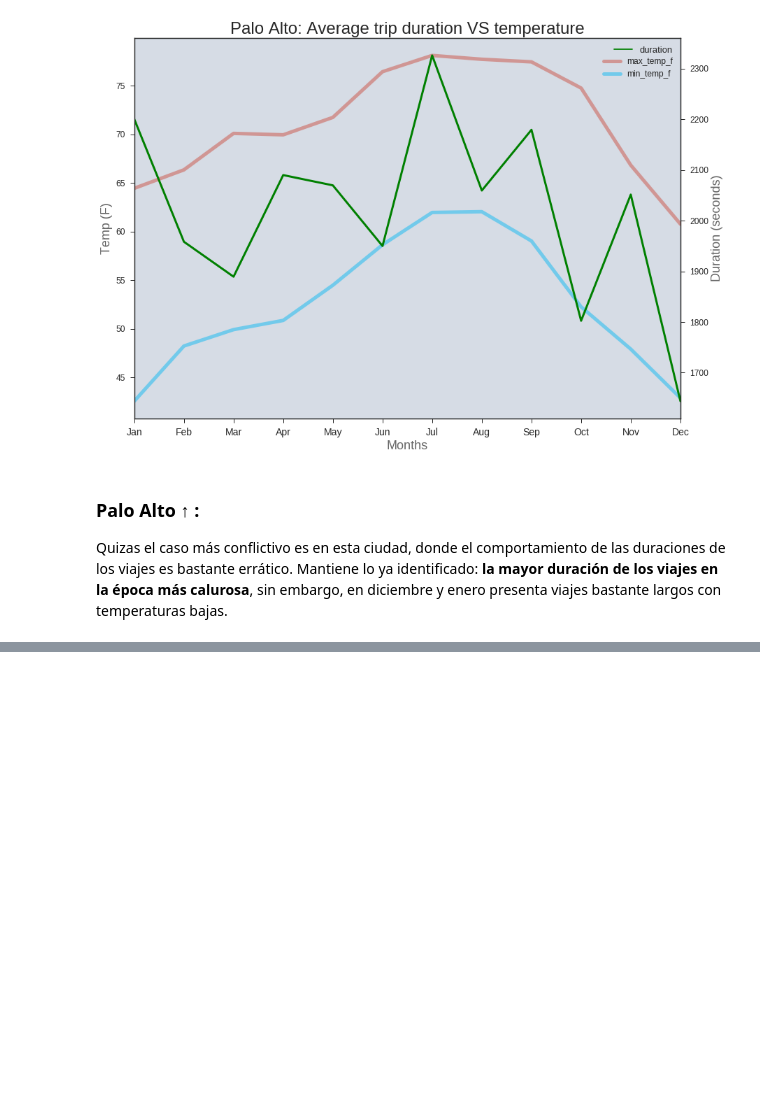
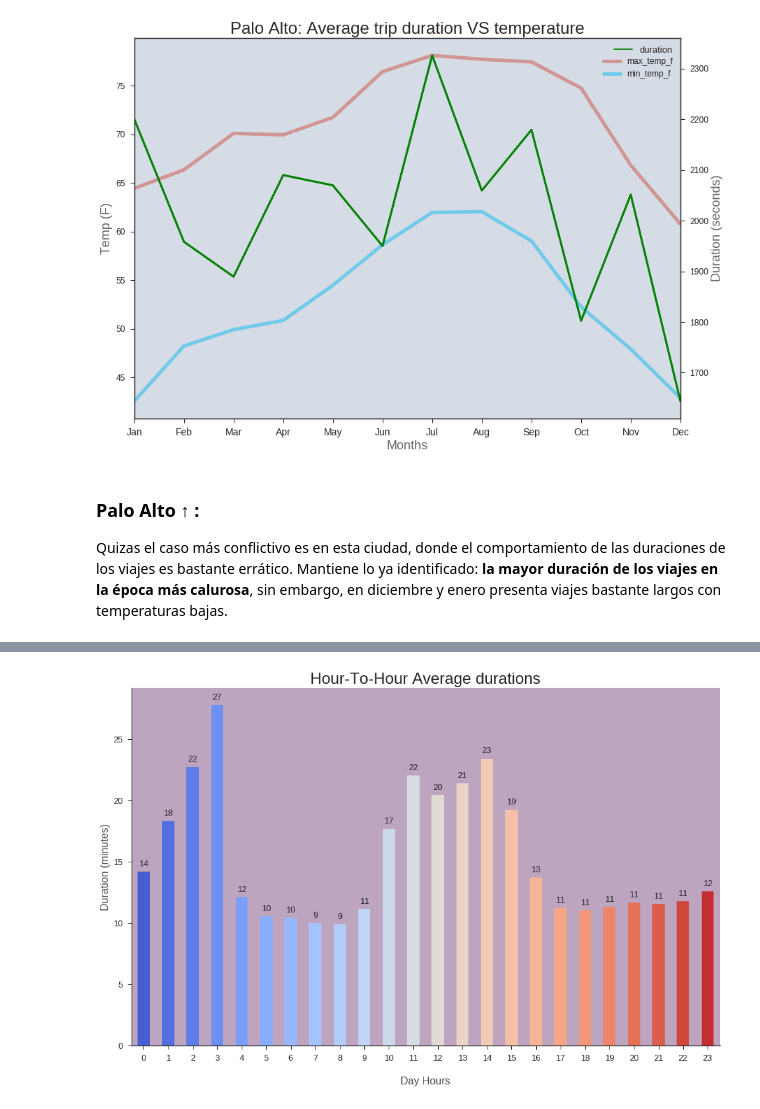
Before and after one commit to fpenovi/SFbikeTravelDuration, a Jupyter notebook: notebooks/00 - kernel.ipynb, the cells around one changed output, grey strips where cells are left out. Saved outputs shown, nothing was run; the diff lists cells and outputs as text; code cells hidden in the pictures; blank space fills up the shorter version.

```diff
--- a/notebooks/00 - kernel.ipynb
+++ b/notebooks/00 - kernel.ipynb
@@ -691,0 +758,25 @@ Quizas el caso más conflictivo es en esta ciudad, donde el comportamiento de la
+# %%
+sns.set_style('ticks')
+
+ax = dfTripReduced[['hour', 'duration']]\
+            .groupby(by=['hour'])\
+            .agg('mean')\
+            .reset_index()\
+            .plot(kind='bar',
+                  x='hour',
+                  y='duration',
+                  figsize=(16,10),
+                  color=sns.color_palette("coolwarm", 24),
+                  legend=False,
+                  rot=0)
+
+sns.despine()
+ax.set_title('Hour-To-Hour Average durations', fontsize=24)
+ax.set_xlabel("\nDay Hours", fontsize=16, alpha=0.8)
+ax.set_ylabel("Duration (minutes)", fontsize=16, alpha=0.8)
+ax.set_facecolor('#916a96')
+ax.patch.set_alpha(0.6)
+autolabel(ax, 13, 1)
+plt.show()
+# %% [output]
+[figure, added]
```
Also changed, not shown: parts of 11 cells of this notebook.
